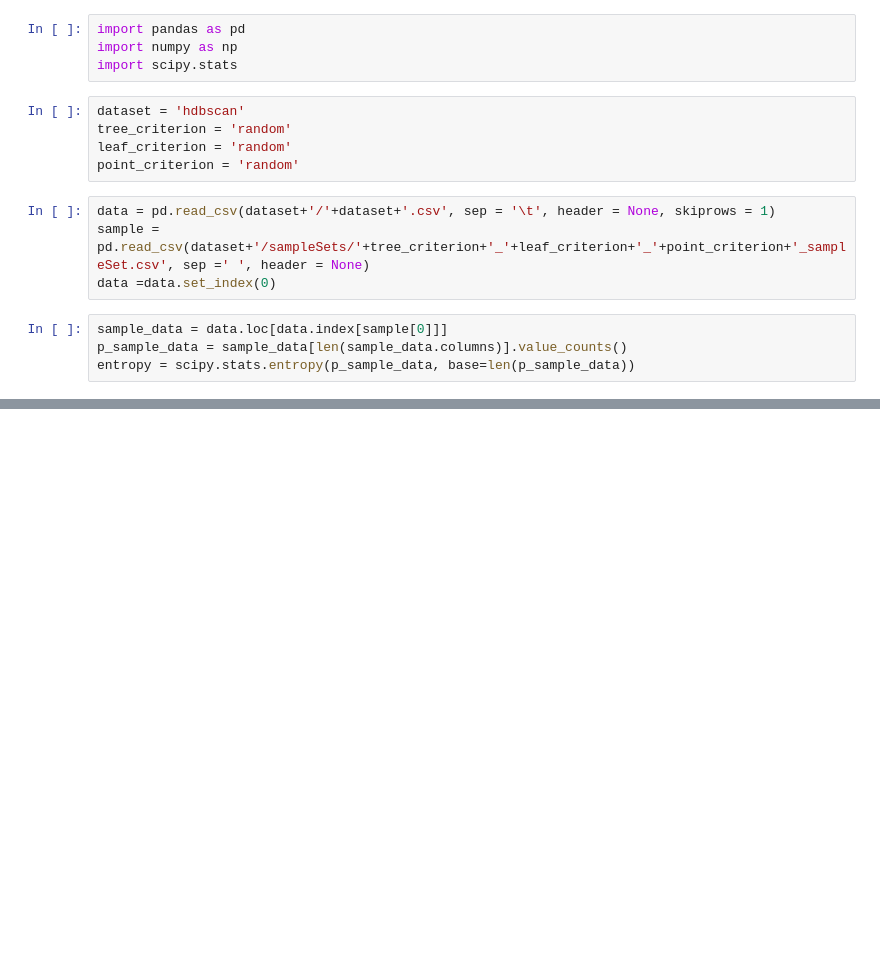
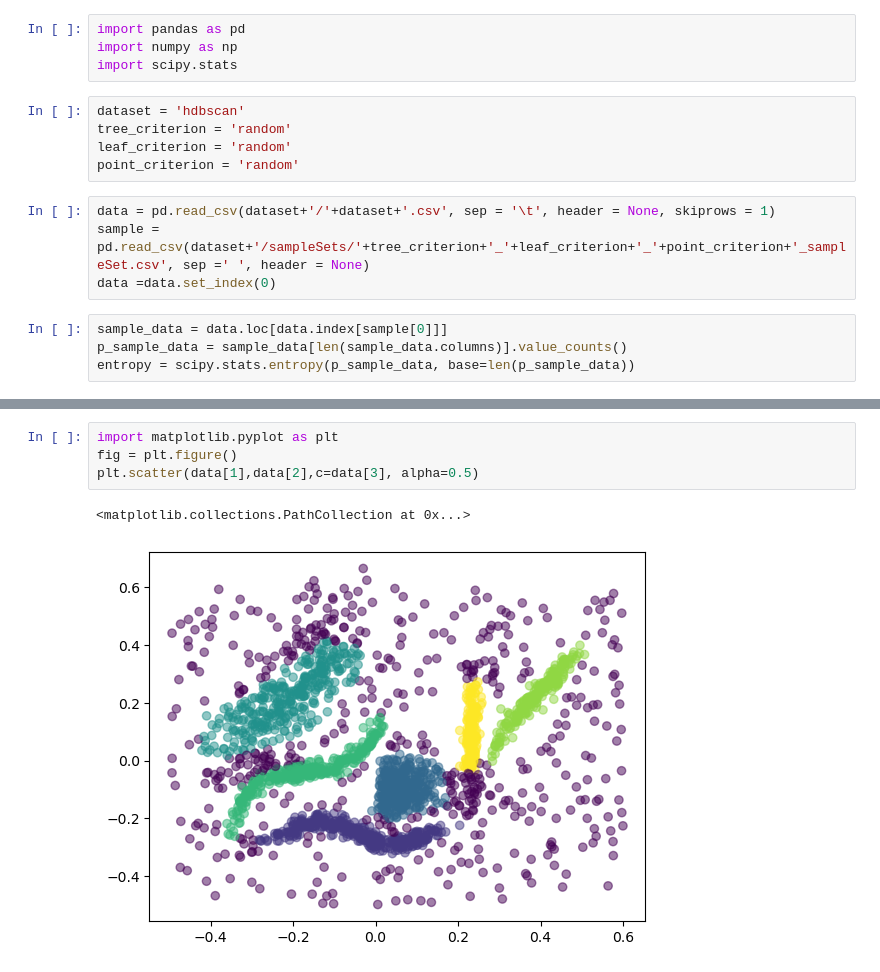
Before and after one commit to nidhiahl/if-sampling, a Jupyter notebook: entropy.ipynb, the cells around one changed output, grey strips where cells are left out. Drawn from its saved outputs; the diff is of its cells as text; blank space fills up the shorter version.

```diff
--- a/entropy.ipynb
+++ b/entropy.ipynb
@@ -30,0 +31,7 @@ Entropy: 0.9552933171428031
+# %%
+import matplotlib.pyplot as plt
+fig = plt.figure()
+plt.scatter(data[1],data[2],c=data[3], alpha=0.5)
+# %% [output]
+<matplotlib.collections.PathCollection at 0x...>
+[figure, added]
```
Also changed, not shown: parts of 2 cells of this notebook, 10 other files.
